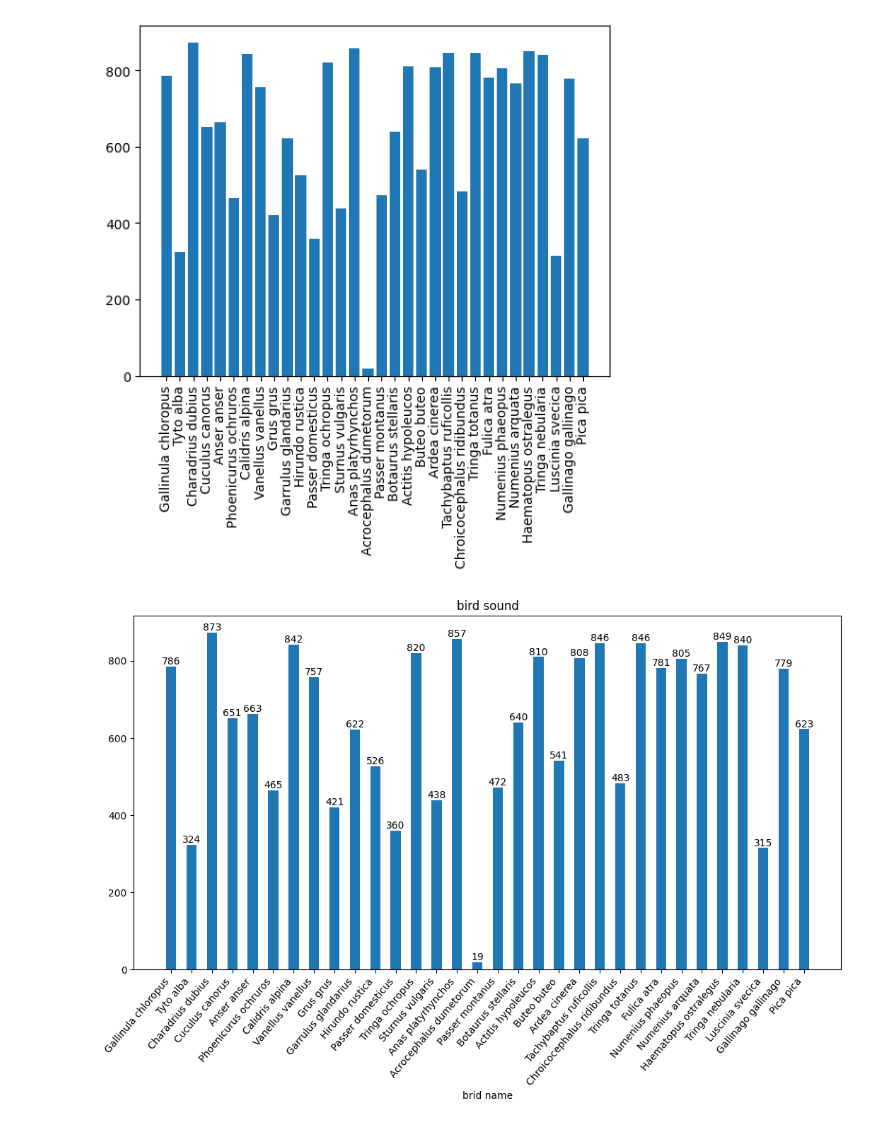
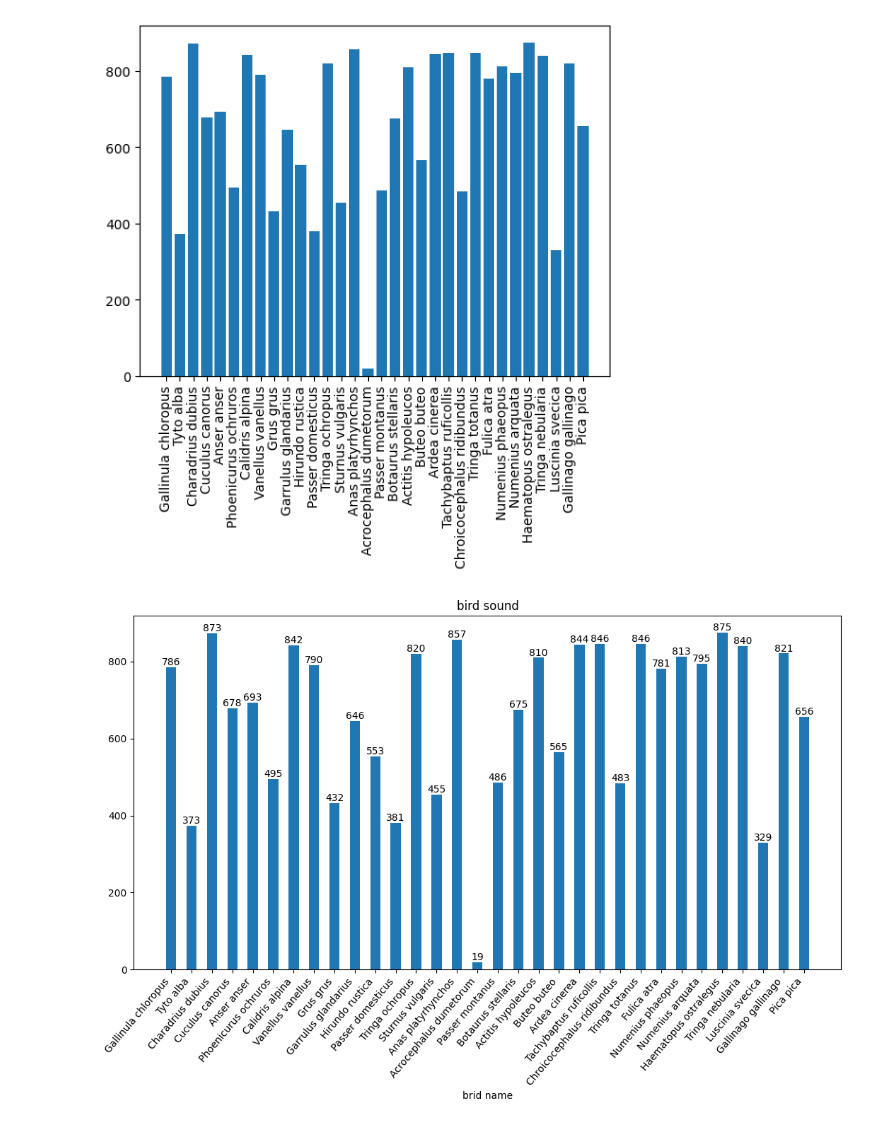
Before and after one commit to same-sain/Bird-Classification, a Jupyter notebook: plotgraph.ipynb, the cells around one changed output. Saved outputs shown, nothing was run; the diff lists cells and outputs as text; code cells hidden in the pictures.

```diff
--- a/plotgraph.ipynb
+++ b/plotgraph.ipynb
@@ -1,21 +1,21 @@
 # %%
 import matplotlib.pyplot as plt
 import numpy as np
 import os
-dir = os.listdir('./datasets')
+dir = os.listdir('./wav')
 y = []
 for i in dir :
     y.append(len(os.listdir('./wav/{}'.format(i))))
 print()
 
 plt.xticks(rotation=90)
 x = np.array(dir)
 y = np.array(y)
 
 plt.bar(x,y)
 plt.show()
 # %% [output]
-[figure, old version]
+[figure, new version]
 # %%
 fig, ax = plt.subplots()
 bar_container = ax.bar(x , y,width=0.5)
@@ -41,4 +41,4 @@ def set_size(w,h, ax=None):
 
 set_size(10,5)
 # %% [output]
-[figure, old version]
+[figure, new version]
```
Also changed, not shown: 41 other files.
